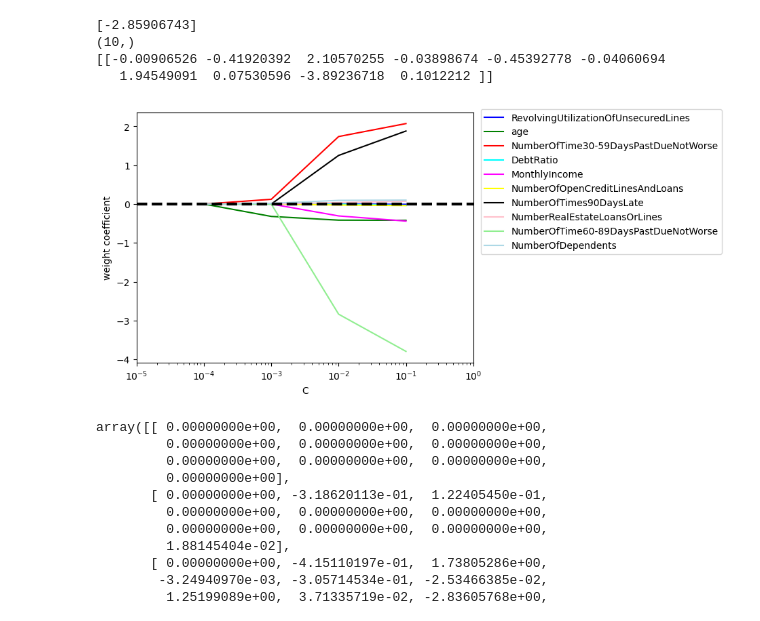
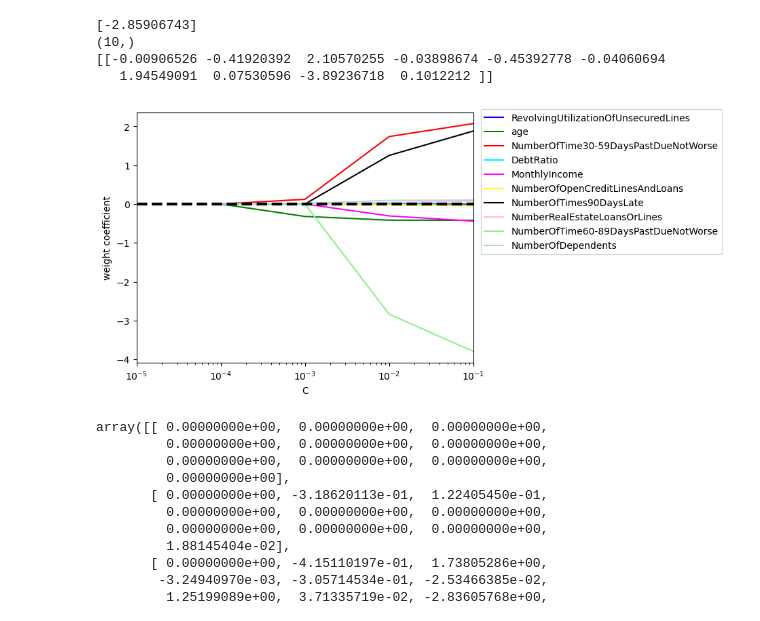
Before and after one commit to martinbandung/Give-Me-Some-Credit, a Jupyter notebook: code/Classifiers.ipynb, the cells around one changed output. Drawn from its saved outputs; the diff is of its cells as text; code cells hidden in the pictures.

```diff
--- a/code/Classifiers.ipynb
+++ b/code/Classifiers.ipynb
@@ -142,35 +142,35 @@ colors = ['blue', 'green', 'red', 'cyan',
           'magenta', 'yellow', 'black',
           'pink', 'lightgreen', 'lightblue',
           'gray', 'indigo', 'orange']
 
 weights, params = [], []
 for c in np.arange(-4., 0.):
     lr = LogisticRegression(penalty='l1', C=10.**c, solver='liblinear',
                             multi_class='ovr', random_state=0)
     lr.fit(X_train_std, y)
     weights.append(lr.coef_[0]) #change from 1 to 0
     params.append(10**c)
 
 weights = np.array(weights)
 
 for column, color in zip(range(weights.shape[1]), colors):
     plt.plot(params, weights[:, column],
              label=df.columns[column], #index error? prev(column+1) delete to be column
              color=color)
 plt.axhline(0, color='black', linestyle='--', linewidth=3)
-plt.xlim([10**(-5), 10**0])
+plt.xlim([10**(-5), 10**(-1)])
 plt.ylabel('weight coefficient')
 plt.xlabel('C')
 plt.xscale('log')
 plt.legend(loc='upper left')
 ax.legend(loc='upper center',
           bbox_to_anchor=(1.38, 1.03),
           ncol=1, fancybox=True)
 #plt.savefig('images/04_07.png', dpi=300,
 #            bbox_inches='tight', pad_inches=0.2)
 plt.show()
 # %% [output]
-[figure, old version]
+[figure, new version]
 # %%
 weights
 # %% [output]
```
